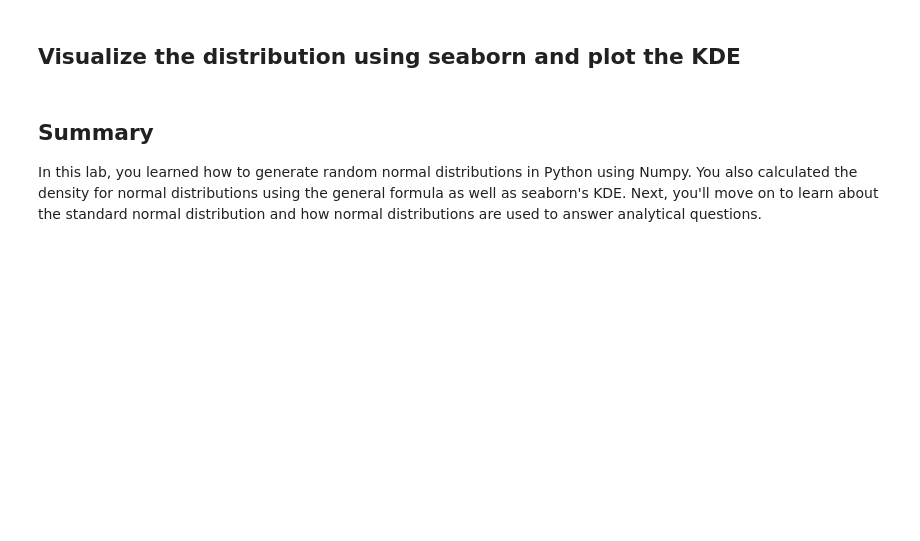
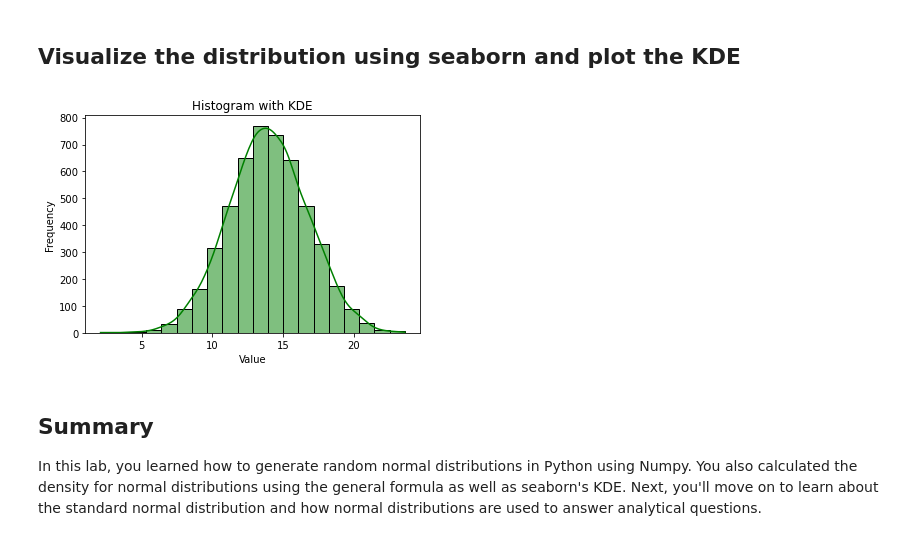
Before and after one commit to George-Chira/dsc-normal-distribution-lab, a Jupyter notebook: index.ipynb, the cells around one changed output. Saved outputs shown, nothing was run; the diff lists cells and outputs as text; code cells hidden in the pictures; blank space fills up the shorter version.

```diff
--- a/index.ipynb
+++ b/index.ipynb
@@ -98,3 +106,15 @@ array([2.89223062e-04, 1.06846965e-03, 3.38220380e-03, 9.17372406e-03,
+# %%
+# Use seaborn to plot the histogram with KDE
+import seaborn as sns
+
+# Use seaborn to plot the histogram with KDE
+sns.histplot(data, bins=20, kde=True, color='g')
+plt.xlabel('Value')
+plt.ylabel('Frequency')
+plt.title('Histogram with KDE')
+plt.show()
+# %% [output]
+[figure, added]
 # %% [markdown]
 ## Summary
 
```
Also changed, not shown: parts of 6 cells of this notebook.
